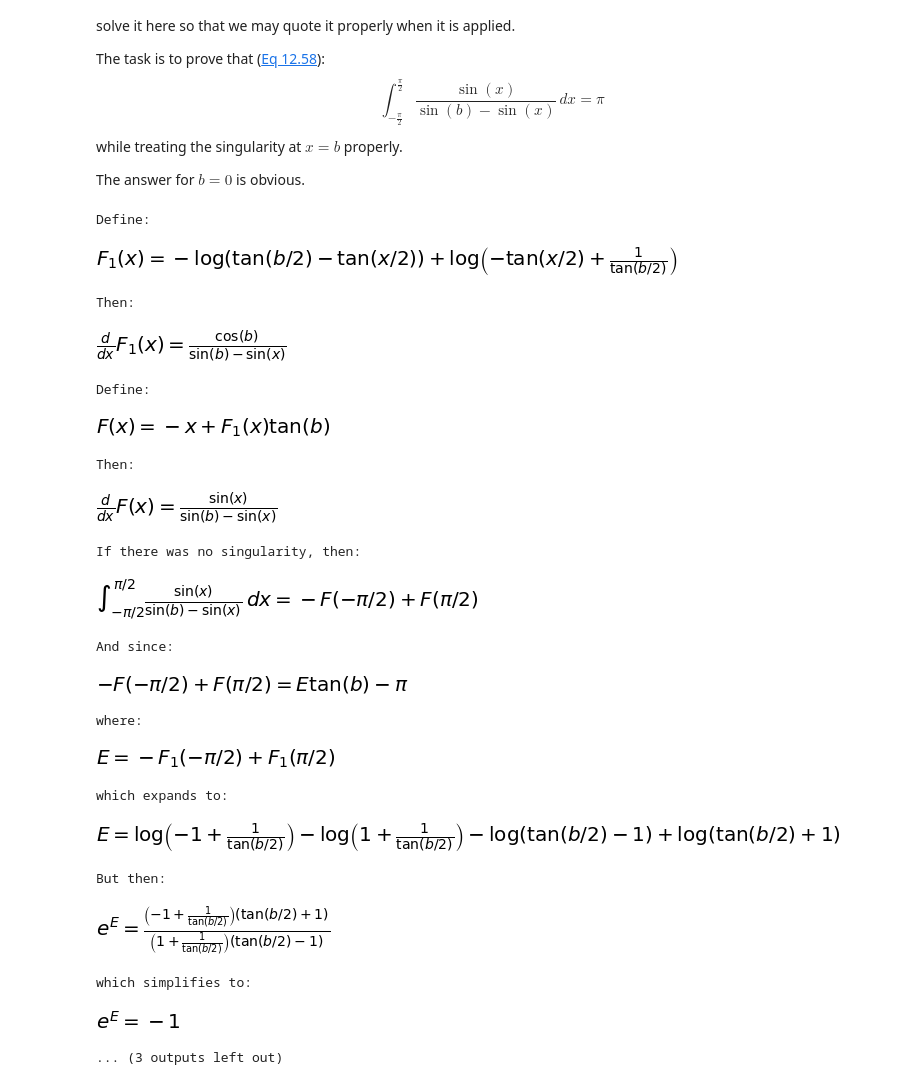
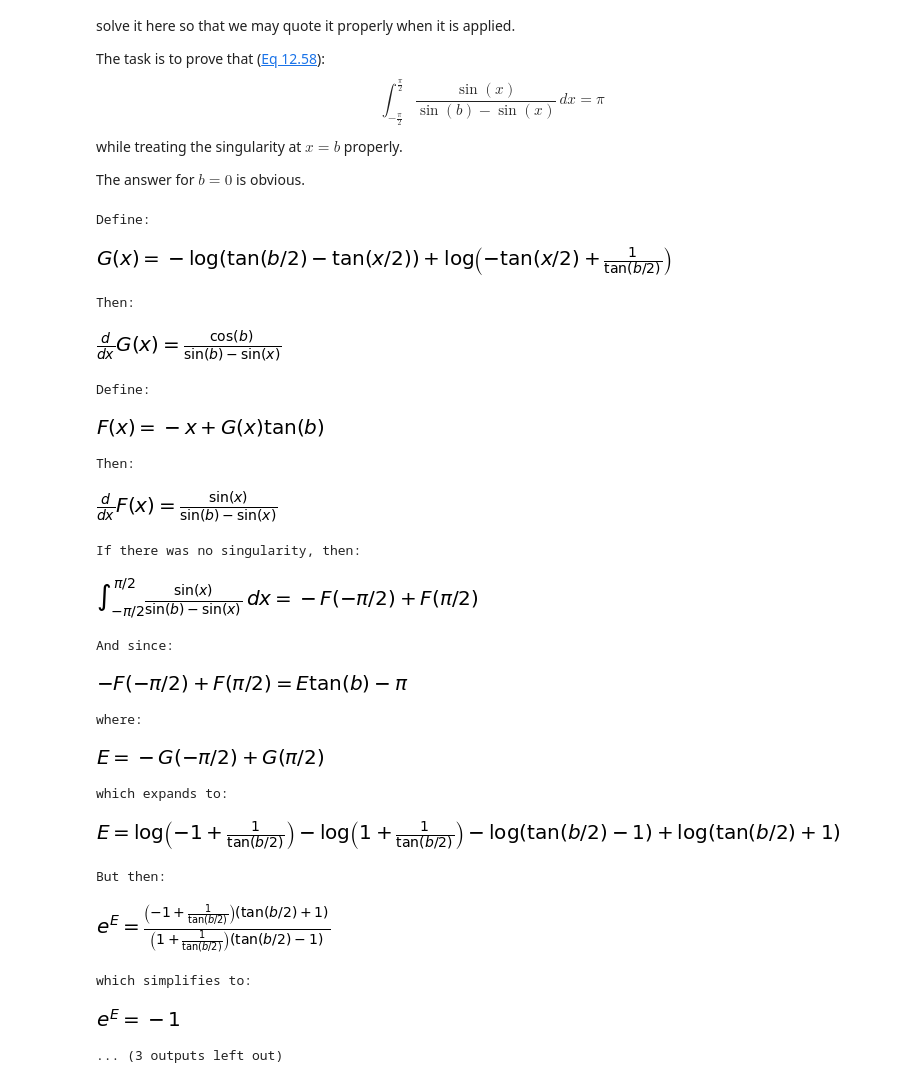
Before and after one commit to Future-Hangglider/Classical-aerodynamics, a Jupyter notebook: lifting_line_theory/integrate_sinbysinplusa.ipynb, the cells around one changed output. Drawn from its saved outputs; the diff is of its cells as text; code cells hidden in the pictures.

```diff
--- a/lifting_line_theory/integrate_sinbysinplusa.ipynb
+++ b/lifting_line_theory/integrate_sinbysinplusa.ipynb
@@ -20,13 +20,13 @@ sp.init_printing()
 from IPython.display import display
 x, a, b = sp.symbols("x a b", real=True)
 # %%
-F1 = sp.Function("F_1")(x)
+F1 = sp.Function("G")(x)
 F1expr = -(sp.log((sp.tan(-x/2)+sp.tan(b/2))) - sp.log((sp.tan(-x/2) + 1/sp.tan(b/2))))
 print("Define:")
 display(sp.Eq(F1, F1expr))
 # %% [output]
 Define:
-[figure, old version]
+[figure, new version]
 # %%
 dF1 = sp.diff(F1, x)
 dF1expr = dF1.subs(F1, F1expr).doit().simplify().simplify()
@@ -34,7 +34,7 @@ print("Then:")
 display(sp.Eq(dF1, dF1expr))
 # %% [output]
 Then:
-[figure, old version]
+[figure, new version]
 # %%
 F = sp.Function("F")(x)
 Fexpr = F1*sp.tan(b) - x
@@ -42,7 +42,7 @@ print("Define:")
 display(sp.Eq(F, Fexpr))
 # %% [output]
 Define:
-[figure, old version]
+[figure, new version]
 # %%
 dF = sp.diff(F, x)
 dFexpr = dF.subs(F, Fexpr).doit().simplify().subs(dF1, dF1expr).simplify()
@@ -59,36 +59,36 @@ display(sp.Eq(intdF, F.subs(x, sp.pi/2) - F.subs(x, -sp.pi/2)))
 
 print("And since:")
 r1 = F.subs(x, sp.pi/2) - F.subs(x, -sp.pi/2)
 r2 = Fexpr.subs(x, sp.pi/2) - Fexpr.subs(x, -sp.pi/2)
+E = sp.Symbol("E")
 Eexpr = F1.subs(x, sp.pi/2) - F1.subs(x, -sp.pi/2)
 r4 = E*sp.tan(b) - sp.pi
 r4expr = Eexpr*sp.tan(b) - sp.pi
 r42 = sp.Eq(r4expr, r2)
-E = sp.Symbol("E")
-assert r23.simplify() == True
+assert r42.simplify() == True
 display(sp.Eq(r1, r4))
 print("where:")
 display(sp.Eq(E, Eexpr))
 
 print("which expands to:")
 Eexpre = F1expr.subs(x, sp.pi/2) - F1expr.subs(x, -sp.pi/2)
 display(sp.Eq(E, Eexpre))
 
 print("But then:")
 display(sp.Eq(sp.exp(E), sp.exp(Eexpre)))
 print("which simplifies to:")
 display(sp.Eq(sp.exp(E), sp.exp(Eexpre).simplify()))
 
 print("So that the result of the integral would be:")
 display(sp.I*sp.pi*sp.tan(b) - sp.pi)
 print("Which can't be true because the integrand is always real in the interval.")
 # %% [output]
 If there was no singularity, then:
 [figure]
 And since:
 [figure]
 where:
-[figure, old version]
+[figure, new version]
 which expands to:
 [figure]
 But then:
```
